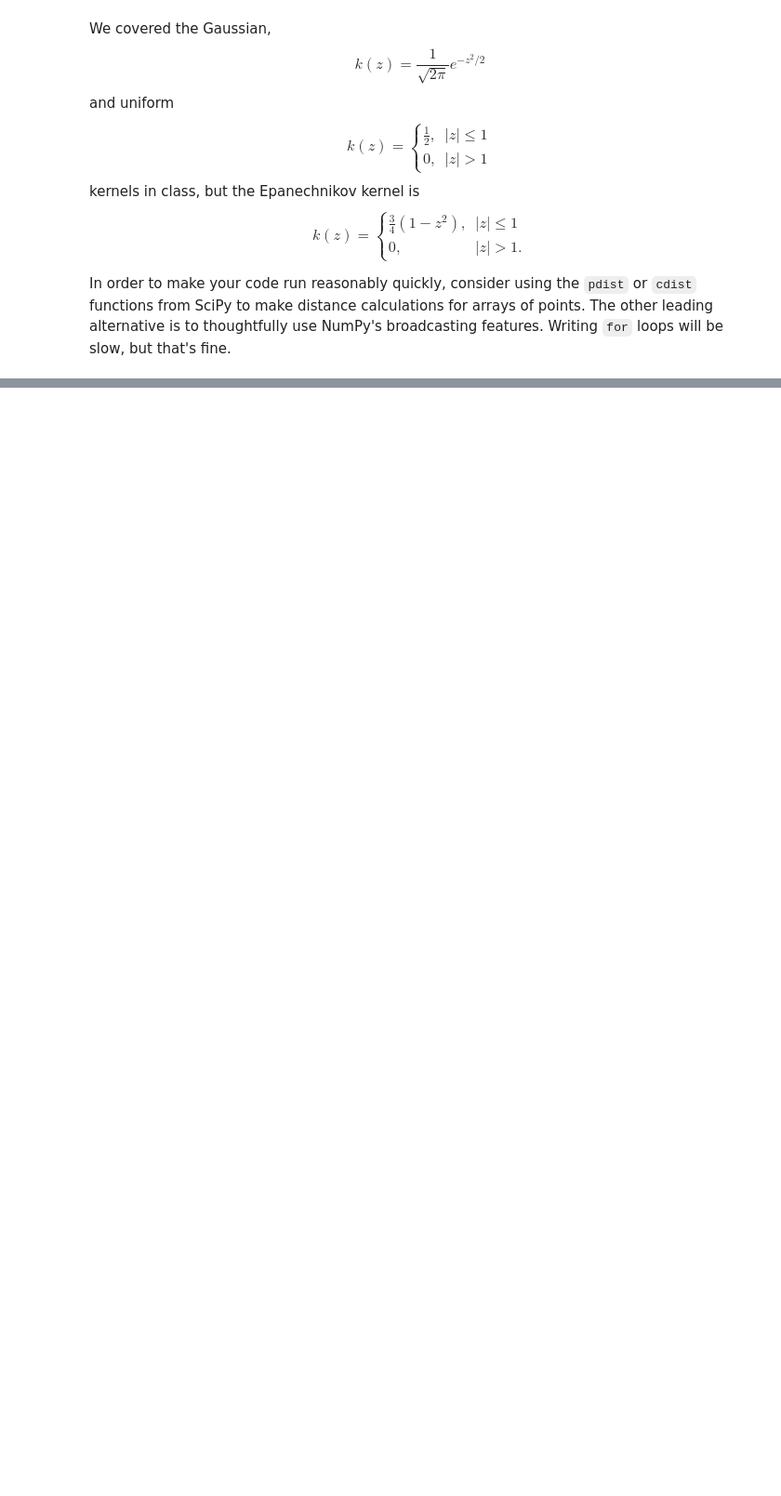
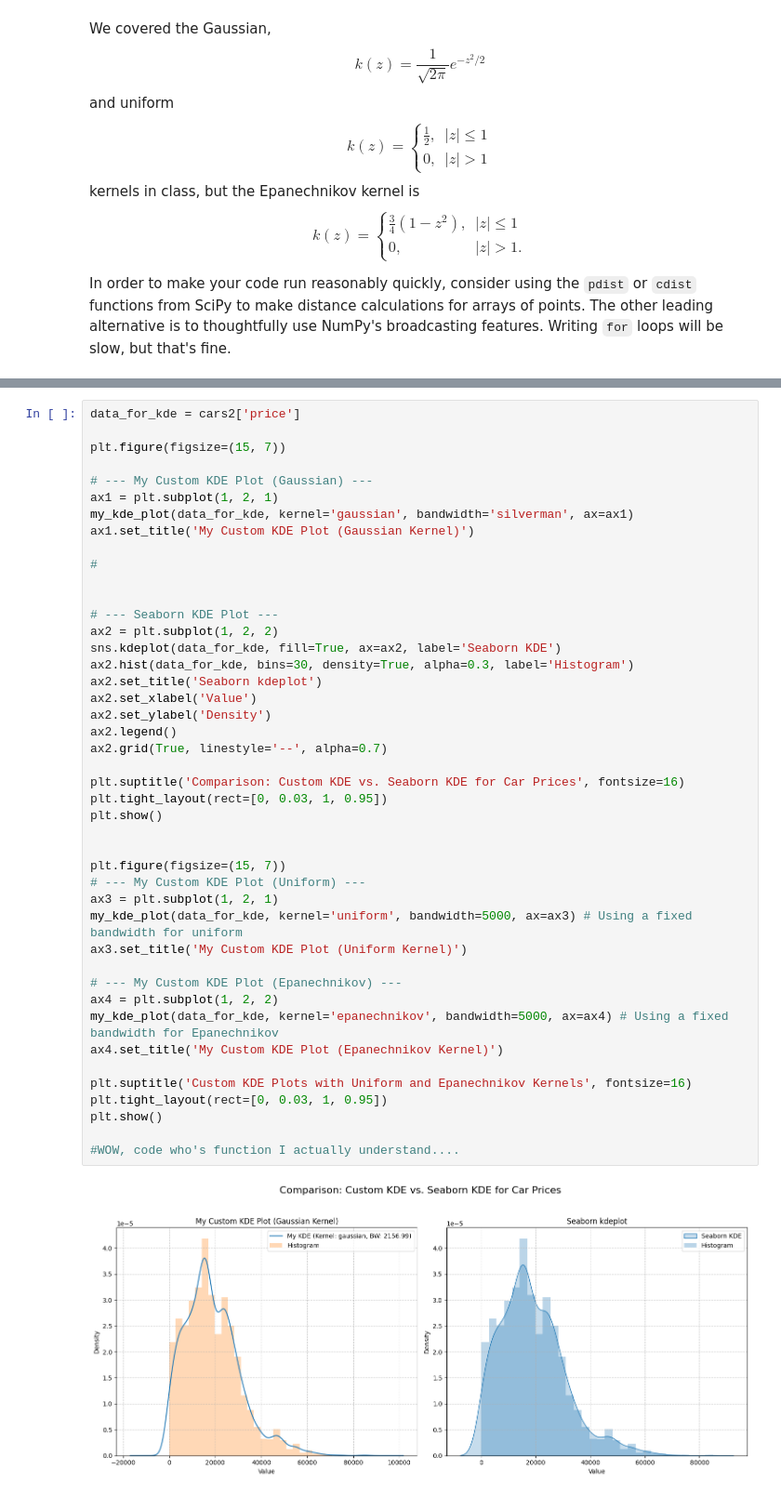
Before and after one commit to michaelhunter12/KNN, a Jupyter notebook: assignment/knn_assignment.ipynb, the cells around one changed output, grey strips where cells are left out. Shown at 93% size. Drawn from its saved outputs; the diff is of its cells as text; blank space fills up the shorter version.

```diff
--- a/assignment/knn_assignment.ipynb
+++ b/assignment/knn_assignment.ipynb
@@ -398,0 +595,46 @@ Summarize the findings from the EDA, including descriptions of each class, their
+# %%
+data_for_kde = cars2['price']
+
+plt.figure(figsize=(15, 7))
+
+# --- My Custom KDE Plot (Gaussian) ---
+ax1 = plt.subplot(1, 2, 1)
+my_kde_plot(data_for_kde, kernel='gaussian', bandwidth='silverman', ax=ax1)
+ax1.set_title('My Custom KDE Plot (Gaussian Kernel)')
+
+#
+
+
+# --- Seaborn KDE Plot ---
+ax2 = plt.subplot(1, 2, 2)
+sns.kdeplot(data_for_kde, fill=True, ax=ax2, label='Seaborn KDE')
+ax2.hist(data_for_kde, bins=30, density=True, alpha=0.3, label='Histogram')
+ax2.set_title('Seaborn kdeplot')
+ax2.set_xlabel('Value')
+ax2.set_ylabel('Density')
+ax2.legend()
+ax2.grid(True, linestyle='--', alpha=0.7)
+
+plt.suptitle('Comparison: Custom KDE vs. Seaborn KDE for Car Prices', fontsize=16)
+plt.tight_layout(rect=[0, 0.03, 1, 0.95])
+plt.show()
+
+
+plt.figure(figsize=(15, 7))
+# --- My Custom KDE Plot (Uniform) ---
+ax3 = plt.subplot(1, 2, 1)
+my_kde_plot(data_for_kde, kernel='uniform', bandwidth=5000, ax=ax3) # Using a fixed bandwidth for uniform
+ax3.set_title('My Custom KDE Plot (Uniform Kernel)')
+
+# --- My Custom KDE Plot (Epanechnikov) ---
+ax4 = plt.subplot(1, 2, 2)
+my_kde_plot(data_for_kde, kernel='epanechnikov', bandwidth=5000, ax=ax4) # Using a fixed bandwidth for Epanechnikov
+ax4.set_title('My Custom KDE Plot (Epanechnikov Kernel)')
+
+plt.suptitle('Custom KDE Plots with Uniform and Epanechnikov Kernels', fontsize=16)
+plt.tight_layout(rect=[0, 0.03, 1, 0.95])
+plt.show()
+
+#WOW, code who's function I actually understand....
+# %% [output]
+[figure, added]
```
Also changed, not shown: parts of 24 cells of this notebook.
